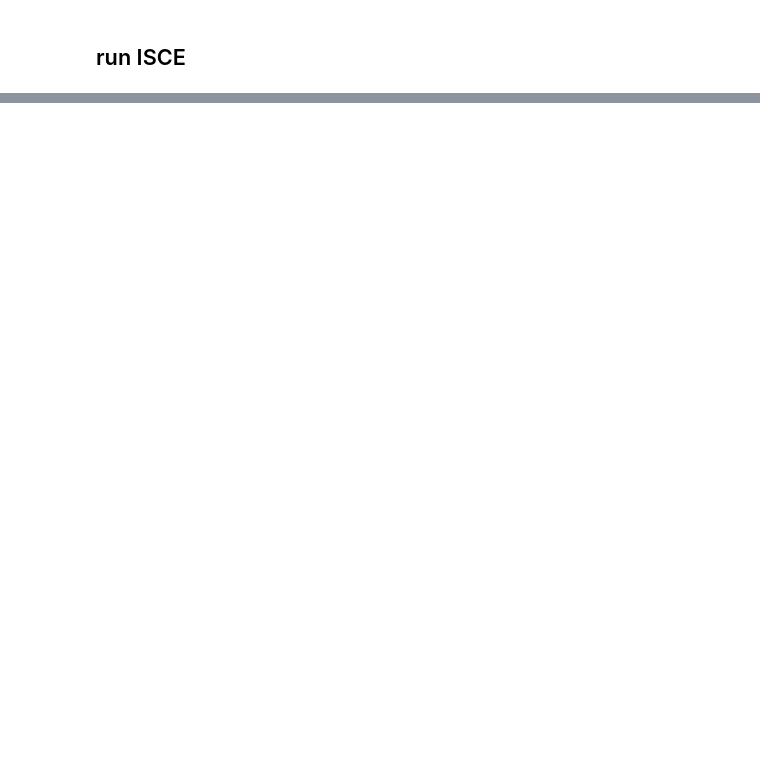
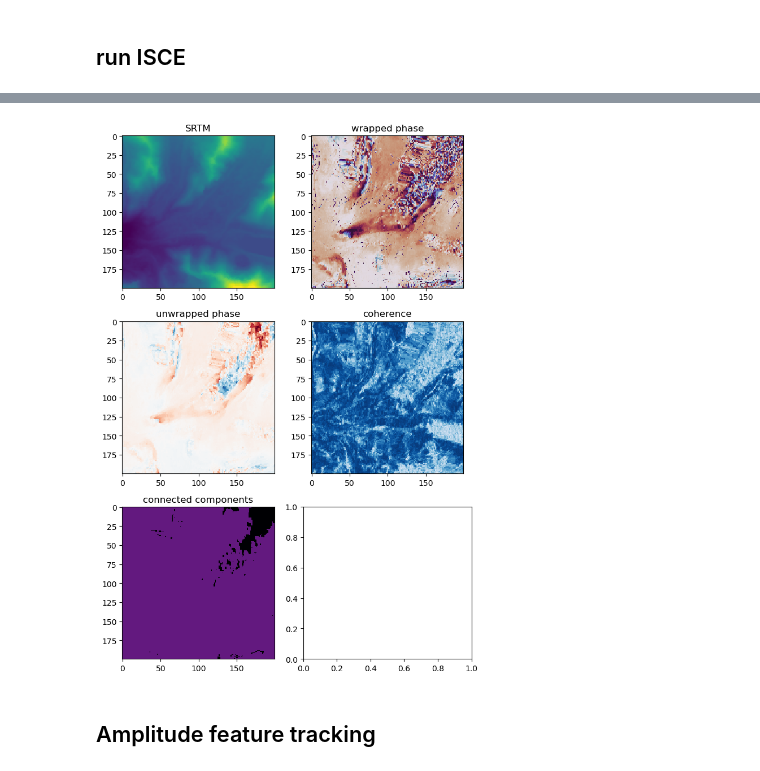
Before and after one commit to gbrencher/ffits, a Jupyter notebook: nbs/imja/topsApp.ipynb, the cells around one changed output, grey strips where cells are left out. Drawn from its saved outputs; the diff is of its cells as text; code cells hidden in the pictures; blank space fills up the shorter version.

```diff
--- a/nbs/imja/topsApp.ipynb
+++ b/nbs/imja/topsApp.ipynb
@@ -415,0 +227,29 @@ Wall time: 25 s
+# %%
+subset = {'y':slice(900, 1100), 'x':slice(3200, 3400)}
+
+f, ax = plt.subplots(3, 2, figsize=(7, 10))
+ax[0, 0].imshow(ds.elevation.isel(subset), vmin=4700, vmax=5900, cmap='viridis', interpolation='none')
+ax[0, 0].set_aspect('equal')
+ax[0, 0].set_title('SRTM')
+
+ax[0, 1].imshow(ds.w_phase.isel(subset), vmin=-np.pi, vmax=np.pi, cmap='twilight_shifted', interpolation='none')
+ax[0, 1].set_aspect('equal')
+ax[0, 1].set_title('wrapped phase')
+
+ax[1, 0].imshow(ds.unw_phase.isel(subset), vmin=-16, vmax=4, cmap='RdBu_r', interpolation='none')
+ax[1, 0].set_aspect('equal')
+ax[1, 0].set_title('unwrapped phase')
+
+ax[1, 1].imshow(ds.coherence.isel(subset), vmin=0, vmax=1, cmap='Blues', interpolation='none')
+ax[1, 1].set_aspect('equal')
+ax[1, 1].set_title('coherence')
+
+ax[2, 0].imshow(ds.conncomp.isel(subset), vmax=10, cmap='magma', interpolation='none')
+ax[2, 0].set_aspect('equal')
+ax[2, 0].set_title('connected components')
+
+f.tight_layout()
+# %% [output]
+[figure, added]
+# %% [markdown]
+## Amplitude feature tracking
```
Also changed, not shown: parts of 35 cells of this notebook.
